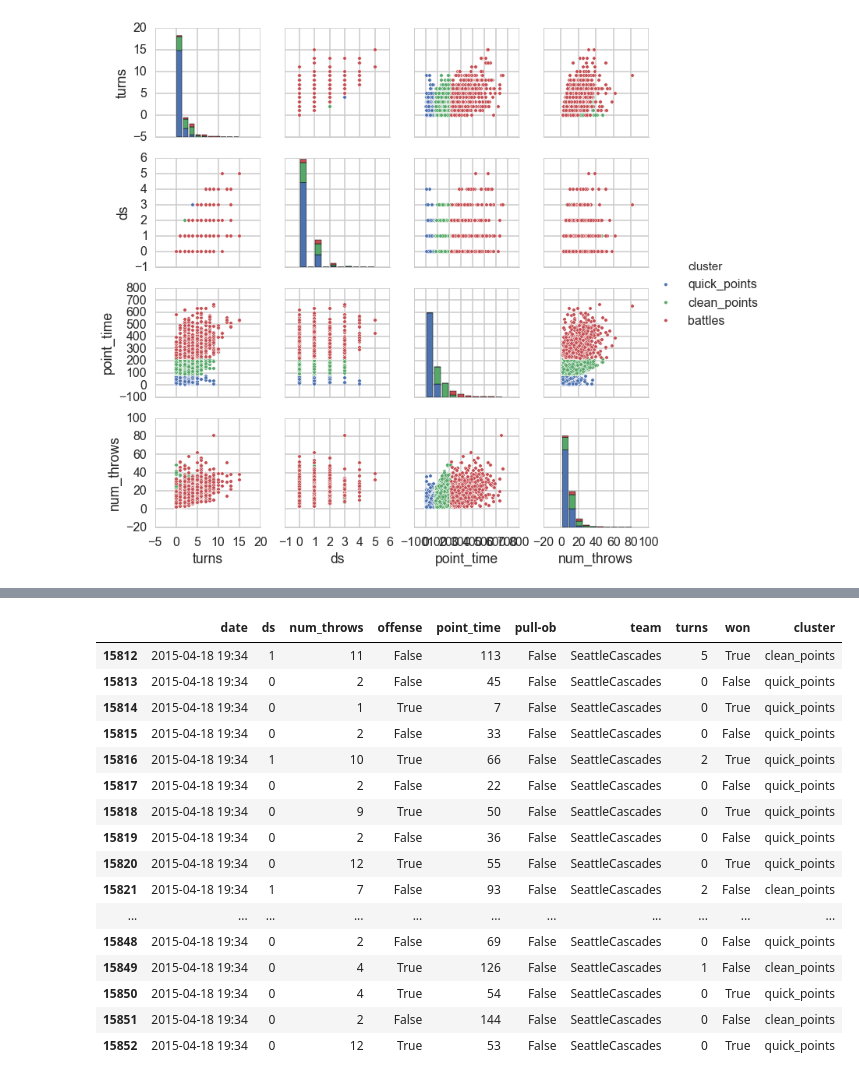
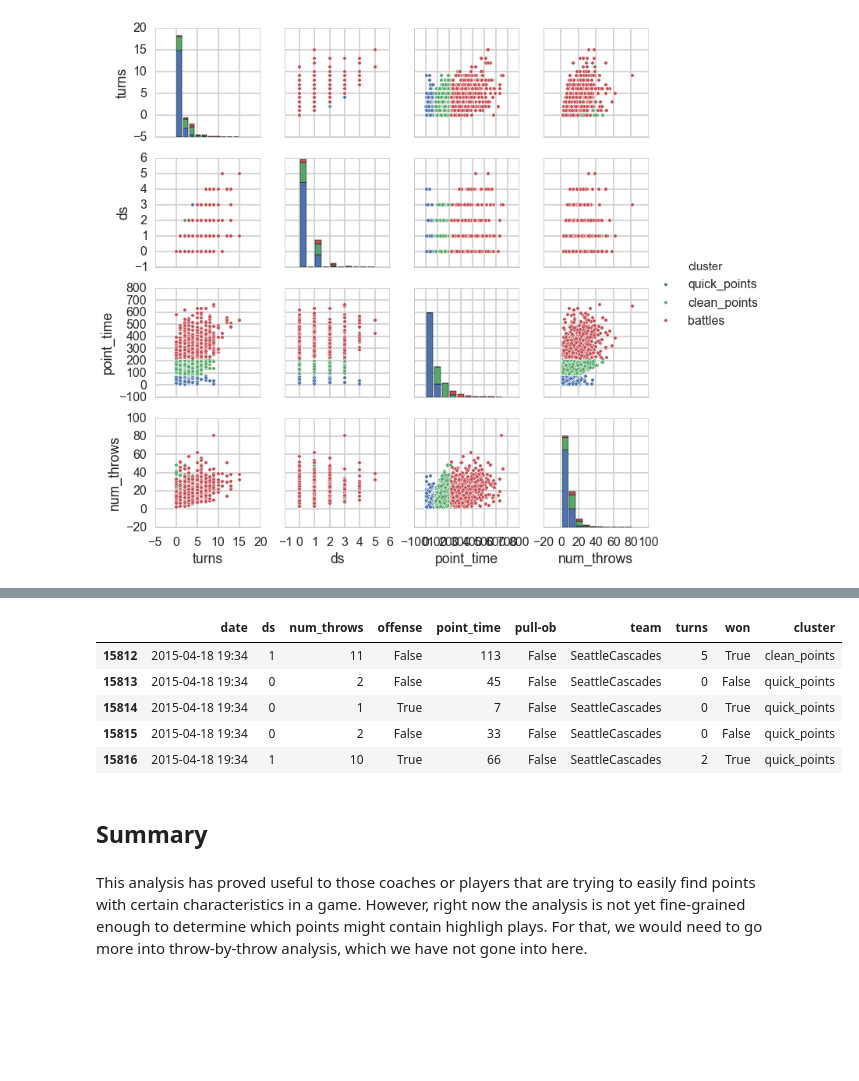
Before and after one commit to karinehsu/cs109-final-project, a Jupyter notebook: Point Clustering.ipynb, the cells around one changed output, grey strips where cells are left out. Saved outputs shown, nothing was run; the diff lists cells and outputs as text; code cells hidden in the pictures; blank space fills up the shorter version.

```diff
--- a/Point Clustering.ipynb
+++ b/Point Clustering.ipynb
@@ -328,20 +352,13 @@ riptide_gp.head(41)
 # %%
-cascades_gp.head(41)
+cascades_gp.head()
 # %% [output]
 |  | date | ds | num_throws | offense | point_time | pull-ob | team | turns | won | cluster |
 | 15812 | 2015-04-18 19:34 | 1 | 11 | False | 113 | False | SeattleCascades | 5 | True | clean_points |
 | 15813 | 2015-04-18 19:34 | 0 | 2 | False | 45 | False | SeattleCascades | 0 | False | quick_points |
 | 15814 | 2015-04-18 19:34 | 0 | 1 | True | 7 | False | SeattleCascades | 0 | True | quick_points |
 | 15815 | 2015-04-18 19:34 | 0 | 2 | False | 33 | False | SeattleCascades | 0 | False | quick_points |
 | 15816 | 2015-04-18 19:34 | 1 | 10 | True | 66 | False | SeattleCascades | 2 | True | quick_points |
-| 15817 | 2015-04-18 19:34 | 0 | 2 | False | 22 | False | SeattleCascades | 0 | False | quick_points |
-| 15818 | 2015-04-18 19:34 | 0 | 9 | True | 50 | False | SeattleCascades | 0 | True | quick_points |
-| 15819 | 2015-04-18 19:34 | 0 | 2 | False | 36 | False | SeattleCascades | 0 | False | quick_points |
-| 15820 | 2015-04-18 19:34 | 0 | 12 | True | 55 | False | SeattleCascades | 0 | True | quick_points |
-| 15821 | 2015-04-18 19:34 | 1 | 7 | False | 93 | False | SeattleCascades | 2 | False | clean_points |
-| ... | ... | ... | ... | ... | ... | ... | ... | ... | ... | ... |
-| 15848 | 2015-04-18 19:34 | 0 | 2 | False | 69 | False | SeattleCascades | 0 | False | quick_points |
-| 15849 | 2015-04-18 19:34 | 0 | 4 | True | 126 | False | SeattleCascades | 1 | False | clean_points |
-| 15850 | 2015-04-18 19:34 | 0 | 4 | True | 54 | False | SeattleCascades | 0 | True | quick_points |
-| 15851 | 2015-04-18 19:34 | 0 | 2 | False | 144 | False | SeattleCascades | 0 | False | clean_points |
-| 15852 | 2015-04-18 19:34 | 0 | 12 | True | 53 | False | SeattleCascades | 0 | True | quick_points |
+# %% [markdown]
+## Summary
+# %% [markdown]
+This analysis has proved useful to those coaches or players that are trying to easily find points with certain characteristics in a game.  However, right now the analysis is not yet fine-grained enough to determine which points might contain highligh plays.  For that, we would need to go more into throw-by-throw analysis, which we have not gone into here.
```
Also changed, not shown: parts of 25 cells of this notebook.
